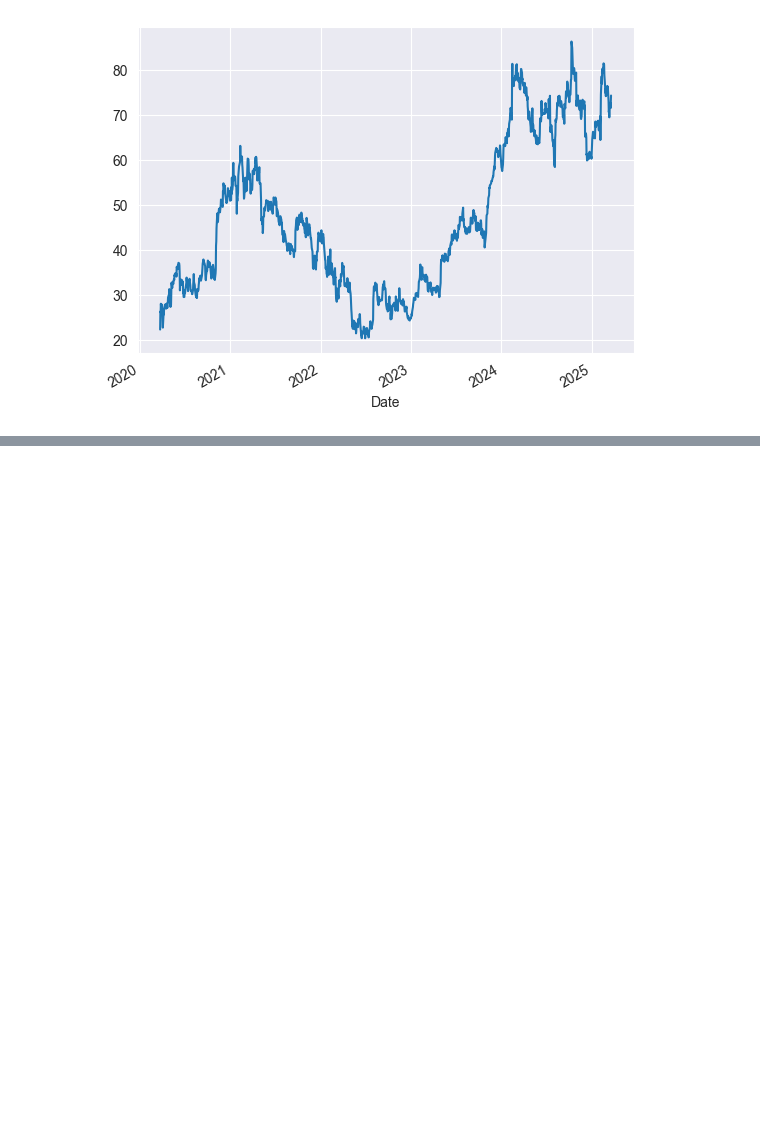
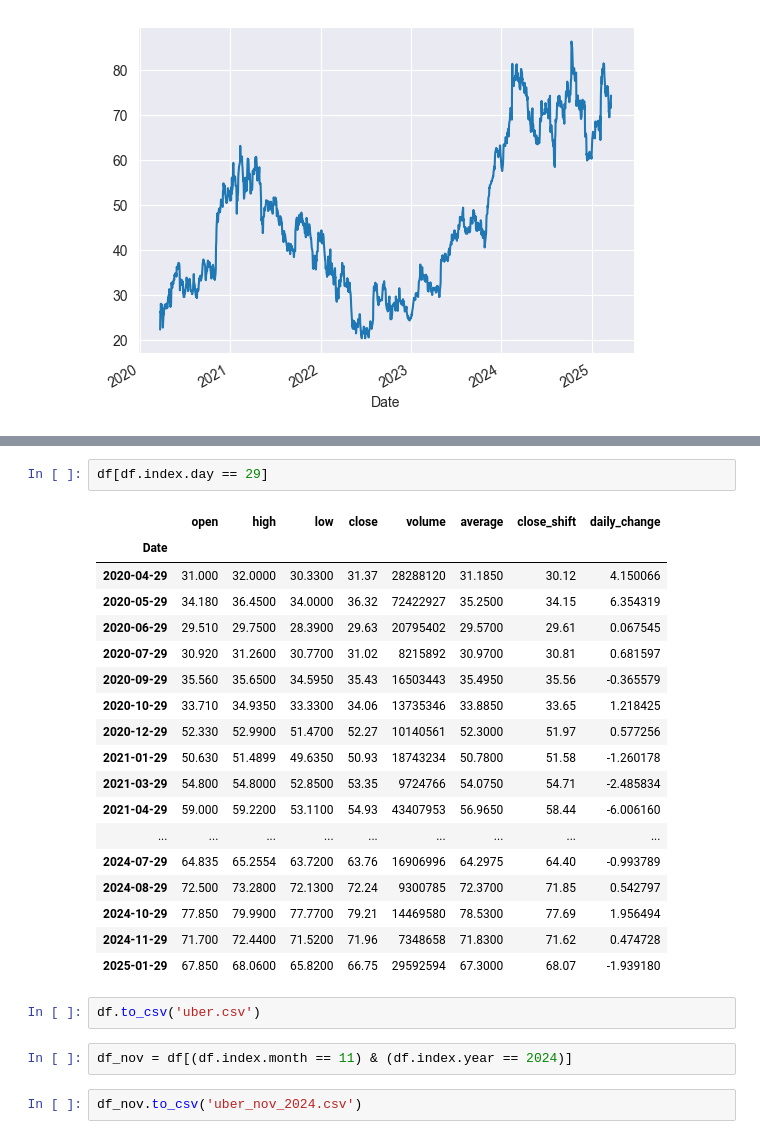
Before and after one commit to OchnikBartek/DataScience, a Jupyter notebook: market.ipynb, the cells around one changed output, grey strips where cells are left out. Cells and saved outputs as stored; diff of their text form; blank space fills up the shorter version.

```diff
--- a/market.ipynb
+++ b/market.ipynb
@@ -272,0 +378,27 @@ df.close.plot()
+# %%
+df[df.index.day == 29]
+# %% [output]
+|  | open | high | low | close | volume | average | close_shift | daily_change |
+| Date |  |  |  |  |  |  |  |  |
+| 2020-04-29 | 31.000 | 32.0000 | 30.3300 | 31.37 | 28288120 | 31.1850 | 30.12 | 4.150066 |
+| 2020-05-29 | 34.180 | 36.4500 | 34.0000 | 36.32 | 72422927 | 35.2500 | 34.15 | 6.354319 |
+| 2020-06-29 | 29.510 | 29.7500 | 28.3900 | 29.63 | 20795402 | 29.5700 | 29.61 | 0.067545 |
+| 2020-07-29 | 30.920 | 31.2600 | 30.7700 | 31.02 | 8215892 | 30.9700 | 30.81 | 0.681597 |
+| 2020-09-29 | 35.560 | 35.6500 | 34.5950 | 35.43 | 16503443 | 35.4950 | 35.56 | -0.365579 |
+| 2020-10-29 | 33.710 | 34.9350 | 33.3300 | 34.06 | 13735346 | 33.8850 | 33.65 | 1.218425 |
+| 2020-12-29 | 52.330 | 52.9900 | 51.4700 | 52.27 | 10140561 | 52.3000 | 51.97 | 0.577256 |
+| 2021-01-29 | 50.630 | 51.4899 | 49.6350 | 50.93 | 18743234 | 50.7800 | 51.58 | -1.260178 |
+| 2021-03-29 | 54.800 | 54.8000 | 52.8500 | 53.35 | 9724766 | 54.0750 | 54.71 | -2.485834 |
+| 2021-04-29 | 59.000 | 59.2200 | 53.1100 | 54.93 | 43407953 | 56.9650 | 58.44 | -6.006160 |
+| ... | ... | ... | ... | ... | ... | ... | ... | ... |
+| 2024-07-29 | 64.835 | 65.2554 | 63.7200 | 63.76 | 16906996 | 64.2975 | 64.40 | -0.993789 |
+| 2024-08-29 | 72.500 | 73.2800 | 72.1300 | 72.24 | 9300785 | 72.3700 | 71.85 | 0.542797 |
+| 2024-10-29 | 77.850 | 79.9900 | 77.7700 | 79.21 | 14469580 | 78.5300 | 77.69 | 1.956494 |
+| 2024-11-29 | 71.700 | 72.4400 | 71.5200 | 71.96 | 7348658 | 71.8300 | 71.62 | 0.474728 |
+| 2025-01-29 | 67.850 | 68.0600 | 65.8200 | 66.75 | 29592594 | 67.3000 | 68.07 | -1.939180 |
+# %%
+df.to_csv('uber.csv')
+# %%
+df_nov = df[(df.index.month == 11) & (df.index.year == 2024)]
+# %%
+df_nov.to_csv('uber_nov_2024.csv')
```
Also changed, not shown: parts of 43 cells of this notebook, 2 other files.
